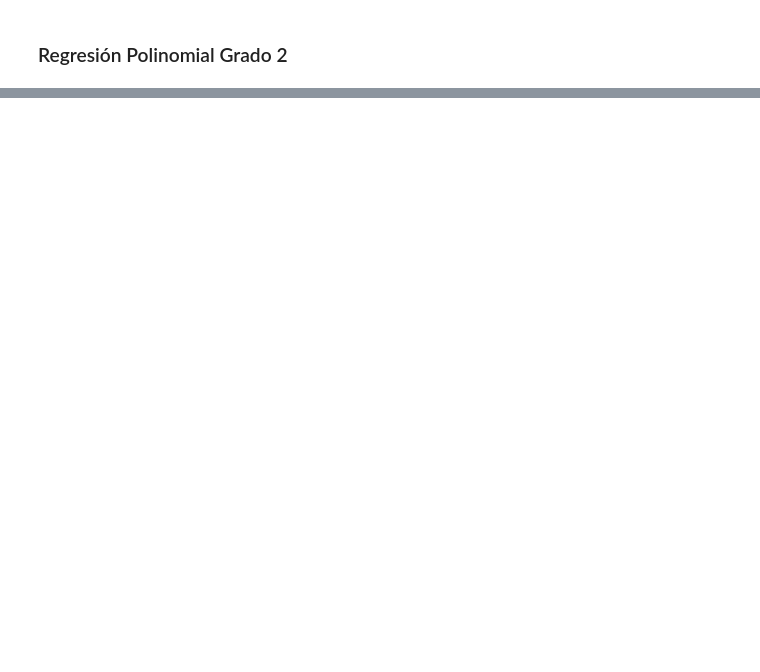
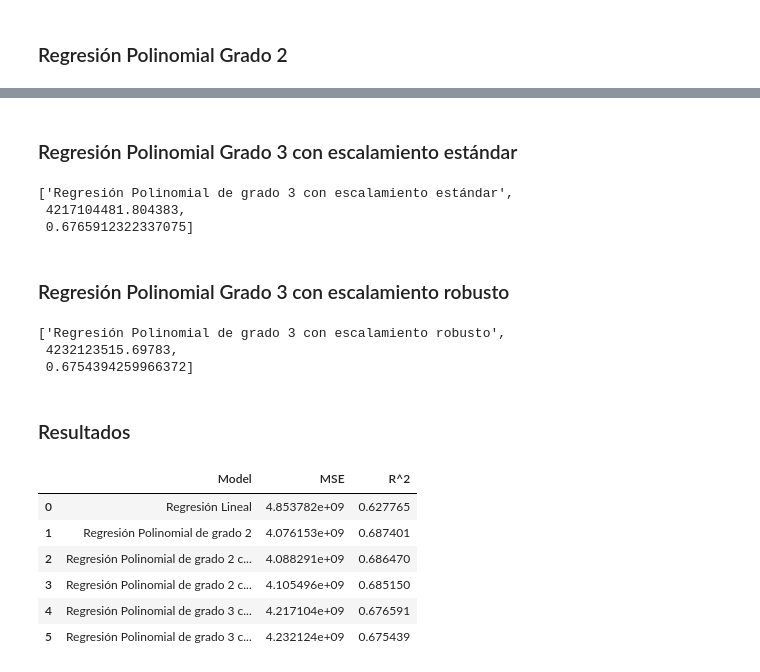
Before and after one commit to daniel692a/ml-and-ai, a Jupyter notebook: polinomial/4-polinomial.ipynb, the cells around one changed output, grey strips where cells are left out. Saved outputs shown, nothing was run; the diff lists cells and outputs as text; code cells hidden in the pictures; blank space fills up the shorter version.

```diff
--- a/polinomial/4-polinomial.ipynb
+++ b/polinomial/4-polinomial.ipynb
@@ -213,0 +253,56 @@ ValueError: Found input variables with inconsistent numbers of samples: [132096,
+# %% [markdown]
+### Regresión Polinomial Grado 3 con escalamiento estándar
+# %%
+scaler = StandardScaler()
+X_scaled = scaler.fit_transform(X_train)
+X_test_scaled = scaler.fit_transform(X_test)
+
+poly = PolynomialFeatures(degree=3, include_bias=False)
+X_poly = poly.fit_transform(X_scaled)
+
+model = make_pipeline(PolynomialFeatures(degree=3, include_bias=False), LinearRegression())
+model.fit(X_scaled, y_train)
+
+y_pred = model.predict(X_test_scaled)
+
+lreg_3_std_data = ['Regresión Polinomial de grado 3 con escalamiento estándar', mean_squared_error(y_test, y_pred), r2_score(y_test, y_pred)]
+lreg_3_std_data
+# %% [output]
+['Regresión Polinomial de grado 3 con escalamiento estándar',
+ 4217104481.804383,
+ 0.6765912322337075]
+# %% [markdown]
+### Regresión Polinomial Grado 3 con escalamiento robusto
+# %%
+scaler = RobustScaler()
+X_scaled = scaler.fit_transform(X_train)
+X_test_scaled = scaler.fit_transform(X_test)
+
+poly = PolynomialFeatures(degree=3, include_bias=False)
+X_poly = poly.fit_transform(X_scaled)
+
+model = make_pipeline(PolynomialFeatures(degree=3, include_bias=False), LinearRegression())
+model.fit(X_scaled, y_train)
+
+y_pred = model.predict(X_test_scaled)
+
+lreg_3_rbs_data = ['Regresión Polinomial de grado 3 con escalamiento robusto', mean_squared_error(y_test, y_pred), r2_score(y_test, y_pred)]
+lreg_3_rbs_data
+# %% [output]
+['Regresión Polinomial de grado 3 con escalamiento robusto',
+ 4232123515.69783,
+ 0.6754394259966372]
+# %% [markdown]
+### Resultados
+# %%
+data = [lireg, lreg_2_data, lreg_2_std_data, lreg_2_rbs_data, lreg_3_std_data, lreg_3_rbs_data]
+results = pd.DataFrame(data, columns = ['Model', 'MSE', 'R^2'])
+results
+# %% [output]
+|  | Model | MSE | R^2 |
+| 0 | Regresión Lineal | 4.853782e+09 | 0.627765 |
+| 1 | Regresión Polinomial de grado 2 | 4.076153e+09 | 0.687401 |
+| 2 | Regresión Polinomial de grado 2 c... | 4.088291e+09 | 0.686470 |
+| 3 | Regresión Polinomial de grado 2 c... | 4.105496e+09 | 0.685150 |
+| 4 | Regresión Polinomial de grado 3 c... | 4.217104e+09 | 0.676591 |
+| 5 | Regresión Polinomial de grado 3 c... | 4.232124e+09 | 0.675439 |
```
Also changed, not shown: parts of 12 cells of this notebook.
